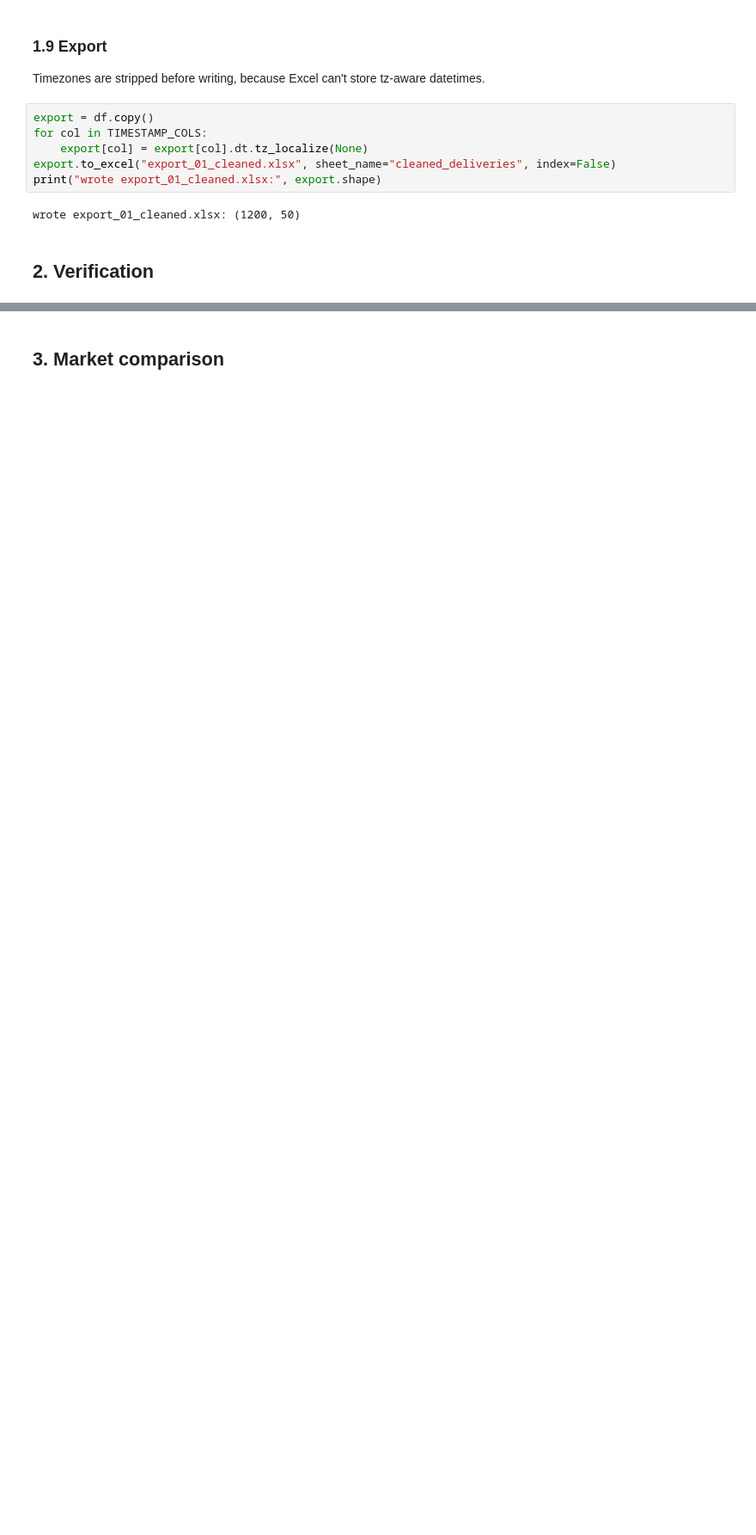
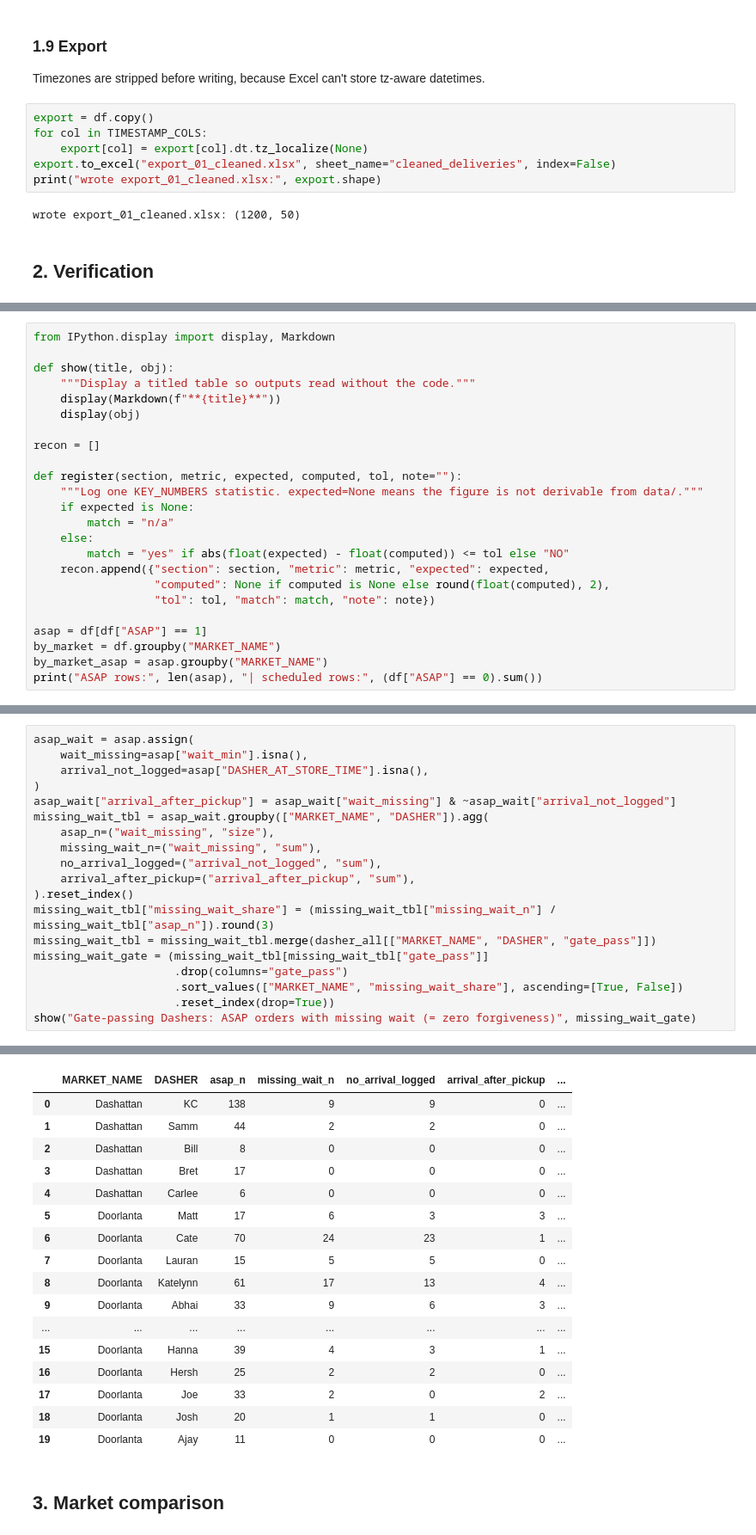
Before and after one commit to navya2392/widget-dasher-review, a Jupyter notebook: analysis.ipynb, the cells around one changed output, grey strips where cells are left out. Shown at 86% size. Drawn from its saved outputs; the diff is of its cells as text; blank space fills up the shorter version.

Commit message:
phase 2: reconciliation vs KEY_NUMBERS
Co-Authored-By: Claude Fable 5.1 <noreply@anthropic.com>

```diff
--- a/analysis.ipynb
+++ b/analysis.ipynb
@@ -480,0 +490,24 @@ wrote export_01_cleaned.xlsx: (1200, 50)
+# %%
+from IPython.display import display, Markdown
+
+def show(title, obj):
+    """Display a titled table so outputs read without the code."""
+    display(Markdown(f"**{title}**"))
+    display(obj)
+
+recon = []
+
+def register(section, metric, expected, computed, tol, note=""):
+    """Log one KEY_NUMBERS statistic. expected=None means the figure is not derivable from data/."""
+    if expected is None:
+        match = "n/a"
+    else:
+        match = "yes" if abs(float(expected) - float(computed)) <= tol else "NO"
+    recon.append({"section": section, "metric": metric, "expected": expected,
+                  "computed": None if computed is None else round(float(computed), 2),
+                  "tol": tol, "match": match, "note": note})
+
+asap = df[df["ASAP"] == 1]
+by_market = df.groupby("MARKET_NAME")
+by_market_asap = asap.groupby("MARKET_NAME")
+print("ASAP rows:", len(asap), "| scheduled rows:", (df["ASAP"] == 0).sum())
@@ -480,0 +643,20 @@ wrote export_01_cleaned.xlsx: (1200, 50)
+# %%
+asap_wait = asap.assign(
+    wait_missing=asap["wait_min"].isna(),
+    arrival_not_logged=asap["DASHER_AT_STORE_TIME"].isna(),
+)
+asap_wait["arrival_after_pickup"] = asap_wait["wait_missing"] & ~asap_wait["arrival_not_logged"]
+missing_wait_tbl = asap_wait.groupby(["MARKET_NAME", "DASHER"]).agg(
+    asap_n=("wait_missing", "size"),
+    missing_wait_n=("wait_missing", "sum"),
+    no_arrival_logged=("arrival_not_logged", "sum"),
+    arrival_after_pickup=("arrival_after_pickup", "sum"),
+).reset_index()
+missing_wait_tbl["missing_wait_share"] = (missing_wait_tbl["missing_wait_n"] / missing_wait_tbl["asap_n"]).round(3)
+missing_wait_tbl = missing_wait_tbl.merge(dasher_all[["MARKET_NAME", "DASHER", "gate_pass"]])
+missing_wait_gate = (missing_wait_tbl[missing_wait_tbl["gate_pass"]]
+                     .drop(columns="gate_pass")
+                     .sort_values(["MARKET_NAME", "missing_wait_share"], ascending=[True, False])
+                     .reset_index(drop=True))
+show("Gate-passing Dashers: ASAP orders with missing wait (= zero forgiveness)", missing_wait_gate)
+# %% [output]
@@ -481,2 +664,19 @@ wrote export_01_cleaned.xlsx: (1200, 50)
+|  | MARKET_NAME | DASHER | asap_n | missing_wait_n | no_arrival_logged | arrival_after_pickup | ... |
+| 0 | Dashattan | KC | 138 | 9 | 9 | 0 | ... |
+| 1 | Dashattan | Samm | 44 | 2 | 2 | 0 | ... |
+| 2 | Dashattan | Bill | 8 | 0 | 0 | 0 | ... |
+| 3 | Dashattan | Bret | 17 | 0 | 0 | 0 | ... |
+| 4 | Dashattan | Carlee | 6 | 0 | 0 | 0 | ... |
+| 5 | Doorlanta | Matt | 17 | 6 | 3 | 3 | ... |
+| 6 | Doorlanta | Cate | 70 | 24 | 23 | 1 | ... |
+| 7 | Doorlanta | Lauran | 15 | 5 | 5 | 0 | ... |
+| 8 | Doorlanta | Katelynn | 61 | 17 | 13 | 4 | ... |
+| 9 | Doorlanta | Abhai | 33 | 9 | 6 | 3 | ... |
+| ... | ... | ... | ... | ... | ... | ... | ... |
+| 15 | Doorlanta | Hanna | 39 | 4 | 3 | 1 | ... |
+| 16 | Doorlanta | Hersh | 25 | 2 | 2 | 0 | ... |
+| 17 | Doorlanta | Joe | 33 | 2 | 0 | 2 | ... |
+| 18 | Doorlanta | Josh | 20 | 1 | 1 | 0 | ... |
+| 19 | Doorlanta | Ajay | 11 | 0 | 0 | 0 | ... |
 # %% [markdown]
 ## 3. Market comparison
```
Also changed, not shown: parts of 38 cells of this notebook.
